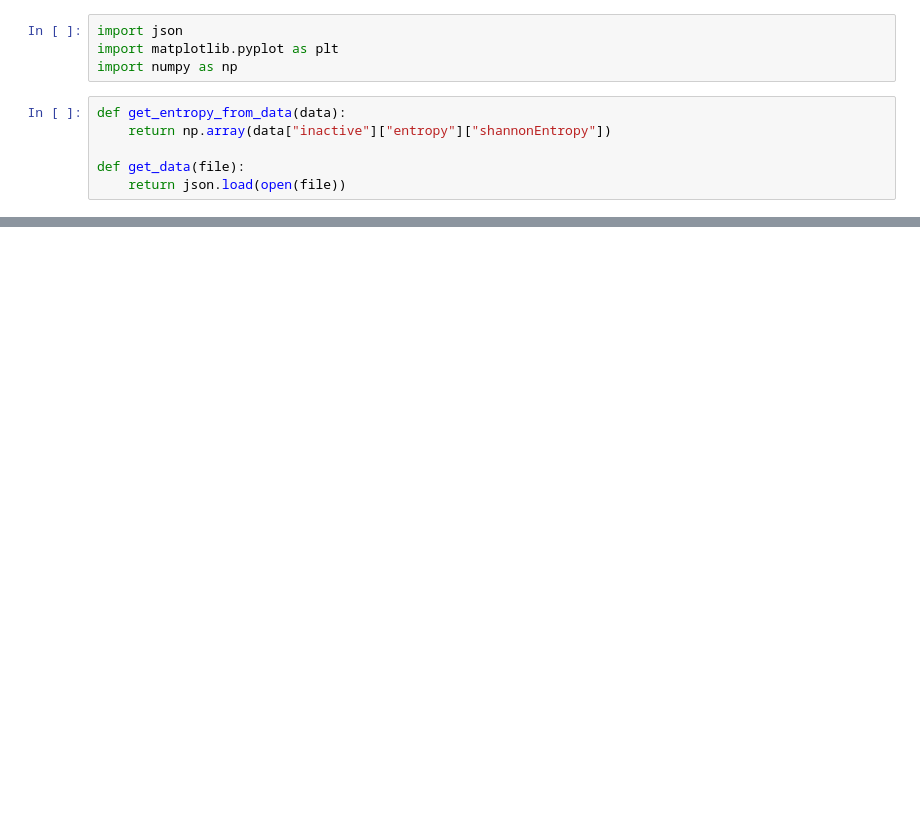
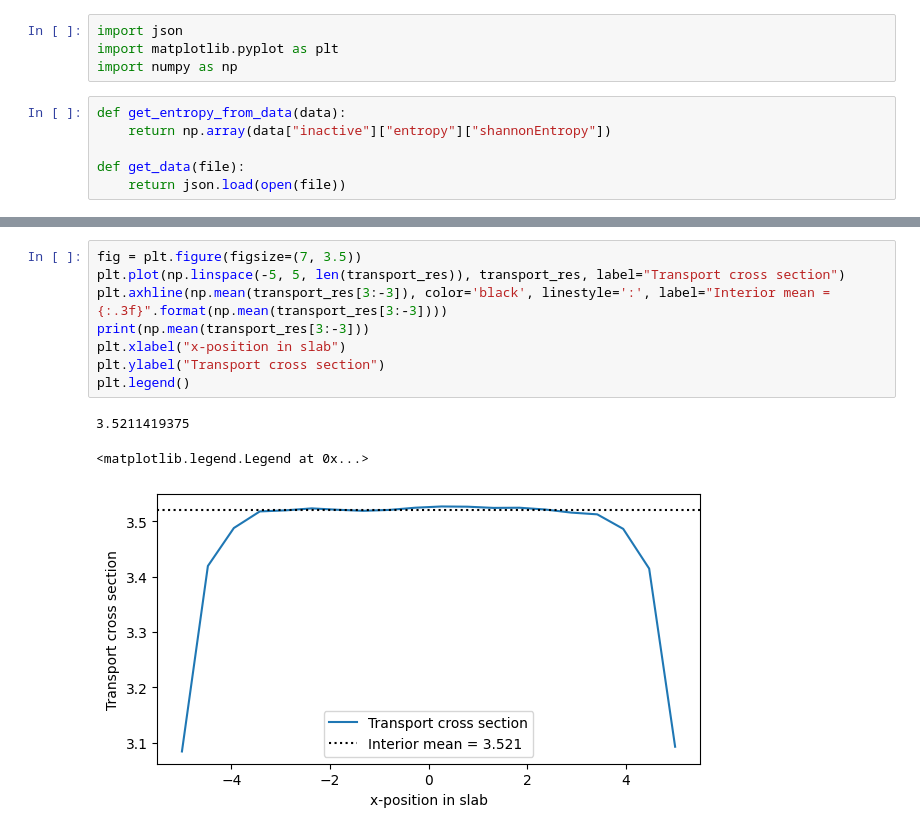
Before and after one commit to DaveDuck321/SCONE, a Jupyter notebook: cmfd_workflow/perfect_cmfd/plotting.ipynb, the cells around one changed output, grey strips where cells are left out. Drawn from its saved outputs; the diff is of its cells as text; blank space fills up the shorter version.

```diff
--- a/cmfd_workflow/perfect_cmfd/plotting.ipynb
+++ b/cmfd_workflow/perfect_cmfd/plotting.ipynb
@@ -75,0 +210,12 @@ IndexError: index 7 is out of bounds for axis 3 with size 7
+# %%
+fig = plt.figure(figsize=(7, 3.5))
+plt.plot(np.linspace(-5, 5, len(transport_res)), transport_res, label="Transport cross section")
+plt.axhline(np.mean(transport_res[3:-3]), color='black', linestyle=':', label="Interior mean = {:.3f}".format(np.mean(transport_res[3:-3])))
+print(np.mean(transport_res[3:-3]))
+plt.xlabel("x-position in slab")
+plt.ylabel("Transport cross section")
+plt.legend()
+# %% [output]
+3.5211419375
+<matplotlib.legend.Legend at 0x...>
+[figure, added]
```
Also changed, not shown: parts of 17 cells of this notebook, 8 other files.
